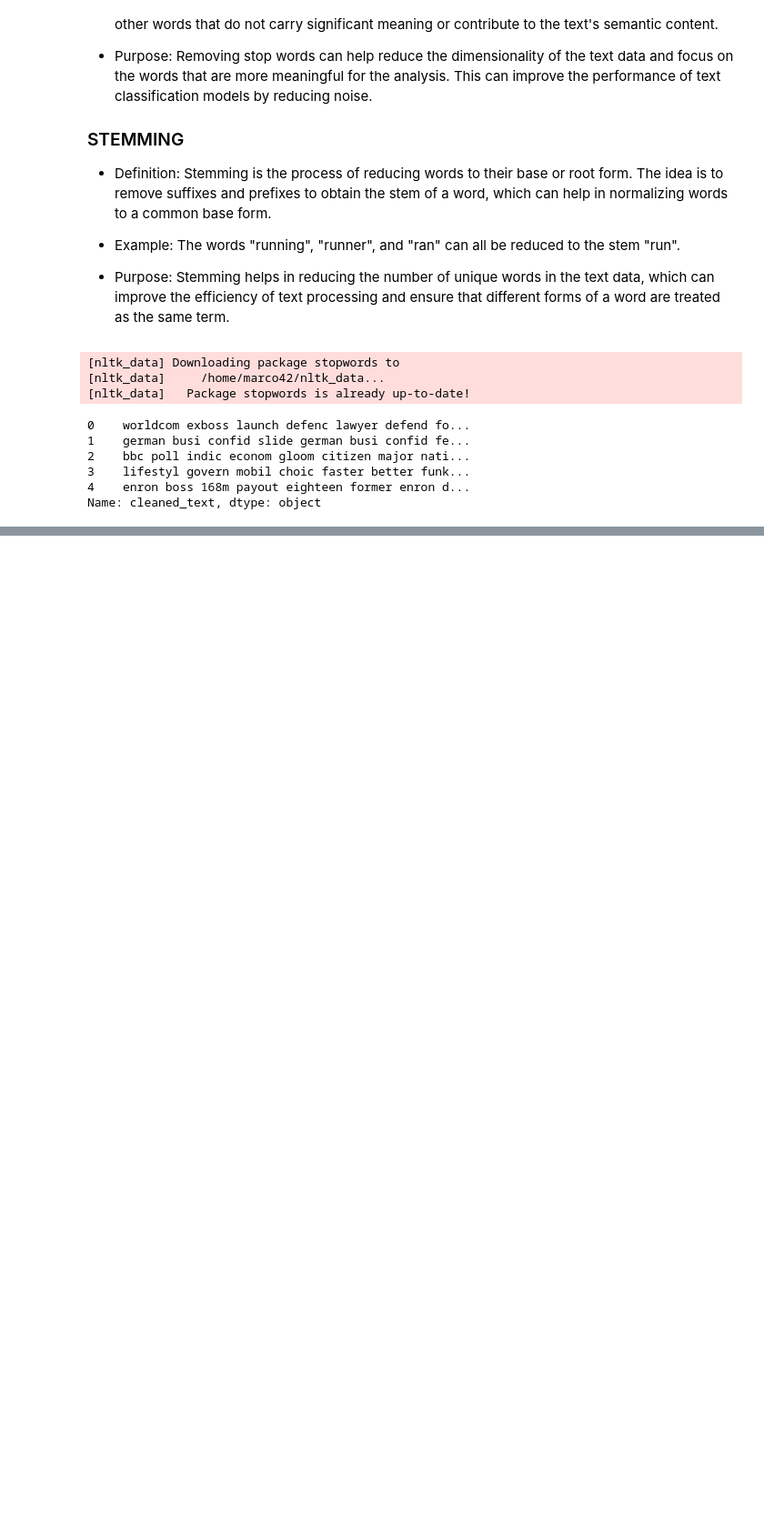
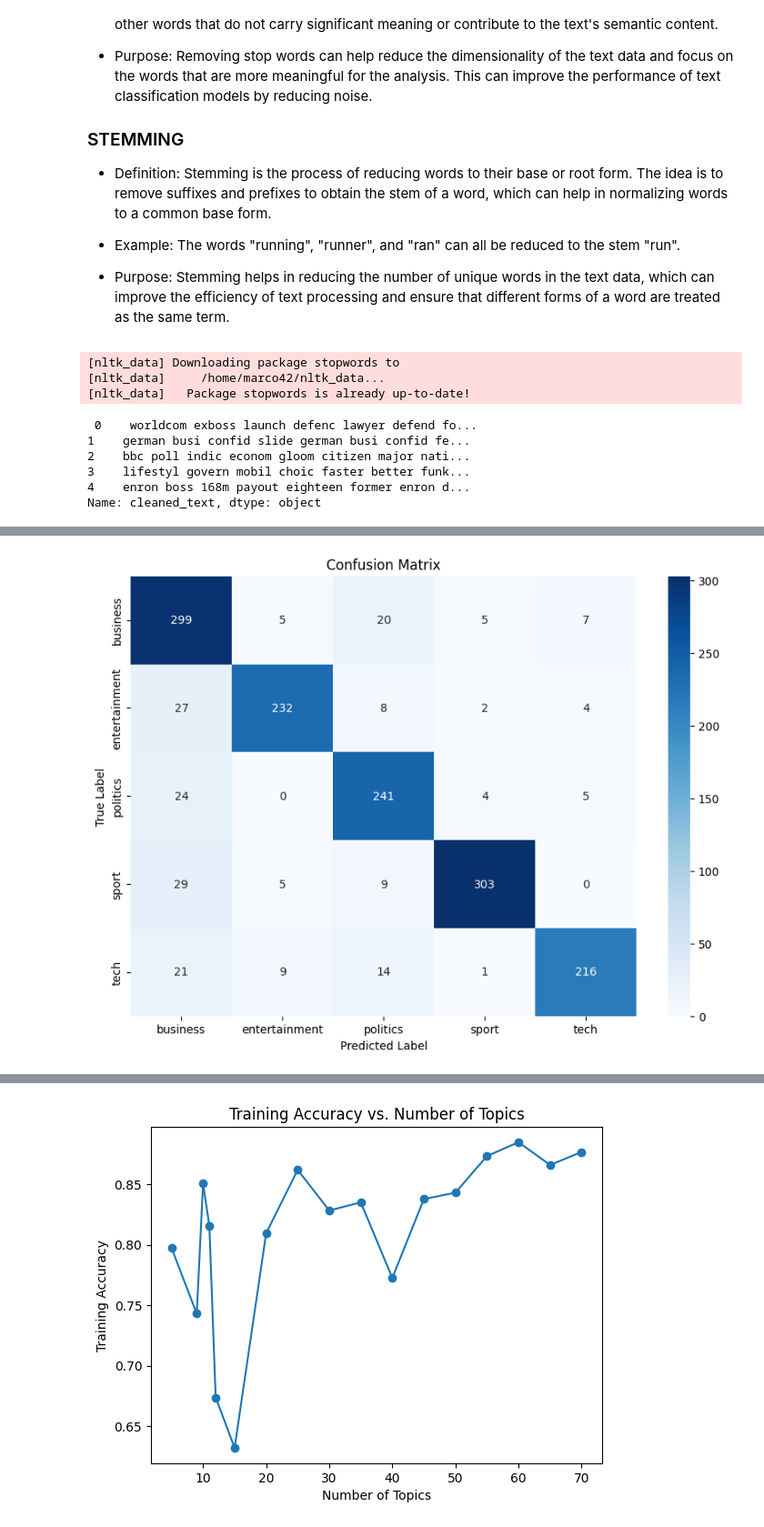
Before and after one commit to MarcoSantos2/kaggle-competition-BBC-news-classification, a Jupyter notebook: models.ipynb, the cells around one changed output, grey strips where cells are left out. Shown: that part at 91% size. Drawn from its saved outputs; the diff is of its cells as text; code cells hidden in the pictures; blank space fills up the shorter version.

```diff
--- a/models.ipynb
+++ b/models.ipynb
@@ -64,0 +203,73 @@ Name: cleaned_text, dtype: object
+# %%
+from sklearn.decomposition import NMF
+from sklearn.preprocessing import LabelEncoder
+from sklearn.metrics import accuracy_score, confusion_matrix
+
+# -----------------------------
+# 1) Encode train categories
+# -----------------------------
+label_encoder = LabelEncoder()
+df['encoded_category'] = label_encoder.fit_transform(df['Category'])
+
+# -----------------------------
+# 2) Set up and fit LDA
+# -----------------------------
+n_topics = 65 # Best result
+lda_model = LatentDirichletAllocation(n_components=n_topics, random_state=42)
+
+# Fit on train TF-IDF, transform train
+lda_W_train = lda_model.fit_transform(tfidf_matrix)
+
+# -----------------------------
+# 3) Ensemble Model
+# -----------------------------
+clf1 = LogisticRegression(max_iter=1000)
+clf2 = SVC(probability=True)
+
+ensemble_model = VotingClassifier(estimators=[('lr', clf1), ('svc', clf2)], voting='soft')
+ensemble_model.fit(lda_W_train, df['encoded_category'])
+
+# Predict and evaluate
+train_predictions = ensemble_model.predict(lda_W_train)
+train_accuracy = accuracy_score(df['encoded_category'], train_predictions)
+train_conf_matrix = confusion_matrix(df['encoded_category'], train_predictions)
+
+# Plot the confusion matrix as a heatmap
+plt.figure(figsize=(10, 7))
+sns.heatmap(train_conf_matrix, annot=True, fmt='d', cmap='Blues', xticklabels=label_encoder.classes_, yticklabels=label_encoder.classes_)
+plt.title('Confusion Matrix')
+plt.xlabel('Predicted Label')
+plt.ylabel('True Label')
+plt.show()
+
+# -----------------------------
+# 4) Transform test set (UNLABELED)
+# -----------------------------
+lda_W_test = lda_model.transform(test_tfidf_matrix)
+test_predictions = ensemble_model.predict(lda_W_test)
+
+# -----------------------------
+# 5) Experiment with different numbers of topics
+# -----------------------------
+results = []
+for n_topics in [5, 9, 10, 11, 12, 15, 20, 25, 30, 35, 40, 45, 50, 55, 60, 65, 70]:
+    lda_temp = LatentDirichletAllocation(n_components=n_topics, random_state=42)
+    lda_W_temp = lda_temp.fit_transform(tfidf_matrix)
+    ensemble_model.fit(lda_W_temp, df['encoded_category'])
+    train_temp_predictions = ensemble_model.predict(lda_W_temp)
+
+    acc_temp = accuracy_score(df['encoded_category'], train_temp_predictions)
+    results.append((n_topics, acc_temp))
+    print(f"Number of Topics: {n_topics}, Training Accuracy: {acc_temp}")
+
+# -----------------------------
+# 6) Plot the results - Accuracy vs. Number of Topics
+# -----------------------------
+x_vals, y_vals = zip(*results)
+plt.plot(x_vals, y_vals, marker='o')
+plt.title('Training Accuracy vs. Number of Topics')
+plt.xlabel('Number of Topics')
+plt.ylabel('Training Accuracy')
+plt.show()
+# %% [output]
+[figure, added]
@@ -64,0 +293 @@ Name: cleaned_text, dtype: object
+[figure, added]
```
Also changed, not shown: parts of 14 cells of this notebook, 2 other files.
